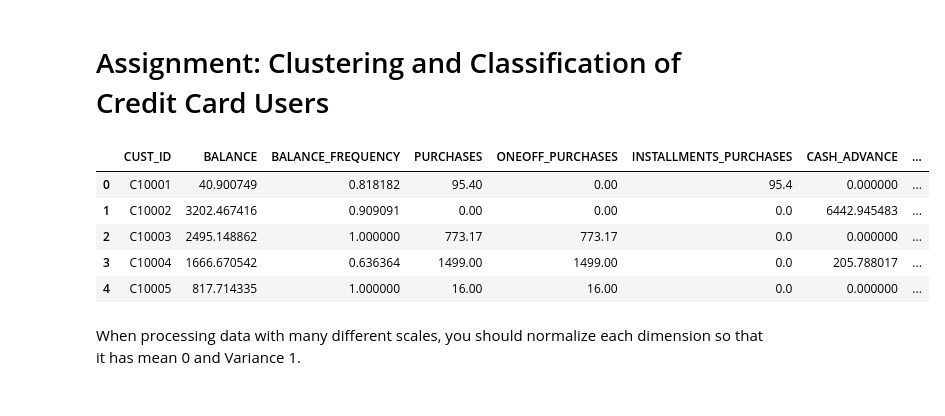
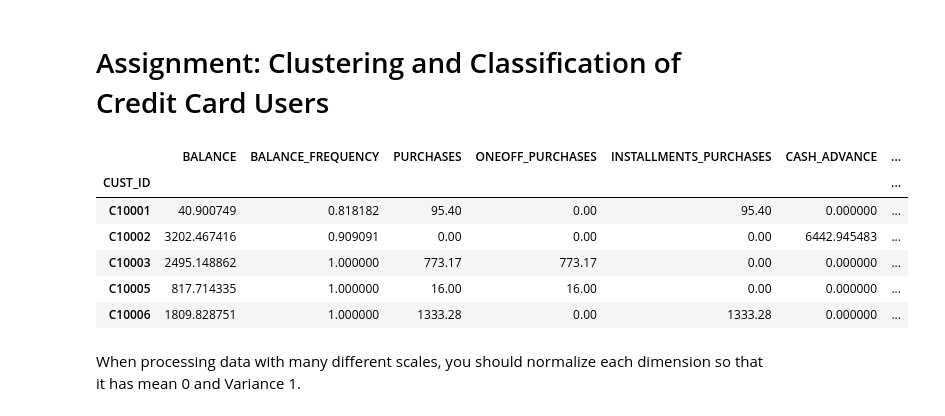
Before and after one commit to egagli/amath563, a Jupyter notebook: labs/8/Lab_8_AMATH_Decomposition.ipynb, the cells around one changed output. Saved outputs shown, nothing was run; the diff lists cells and outputs as text; code cells hidden in the pictures.

```diff
--- a/labs/8/Lab_8_AMATH_Decomposition.ipynb
+++ b/labs/8/Lab_8_AMATH_Decomposition.ipynb
@@ -263,14 +271,17 @@ plt.show()
 # %% [markdown]
 # Assignment: Clustering and Classification of Credit Card Users
 # %%
-df = pd.read_csv('../input/CC GENERAL.csv')
+df = pd.read_csv('CC GENERAL.csv')
+df = df.set_index('CUST_ID')
+df = df.dropna()
 df.head()
 # %% [output]
-|  | CUST_ID | BALANCE | BALANCE_FREQUENCY | PURCHASES | ONEOFF_PURCHASES | INSTALLMENTS_PURCHASES | CASH_ADVANCE | ... |
-| 0 | C10001 | 40.900749 | 0.818182 | 95.40 | 0.00 | 95.4 | 0.000000 | ... |
-| 1 | C10002 | 3202.467416 | 0.909091 | 0.00 | 0.00 | 0.0 | 6442.945483 | ... |
-| 2 | C10003 | 2495.148862 | 1.000000 | 773.17 | 773.17 | 0.0 | 0.000000 | ... |
-| 3 | C10004 | 1666.670542 | 0.636364 | 1499.00 | 1499.00 | 0.0 | 205.788017 | ... |
-| 4 | C10005 | 817.714335 | 1.000000 | 16.00 | 16.00 | 0.0 | 0.000000 | ... |
+|  | BALANCE | BALANCE_FREQUENCY | PURCHASES | ONEOFF_PURCHASES | INSTALLMENTS_PURCHASES | CASH_ADVANCE | ... |
+| CUST_ID |  |  |  |  |  |  | ... |
+| C10001 | 40.900749 | 0.818182 | 95.40 | 0.00 | 95.40 | 0.000000 | ... |
+| C10002 | 3202.467416 | 0.909091 | 0.00 | 0.00 | 0.00 | 6442.945483 | ... |
+| C10003 | 2495.148862 | 1.000000 | 773.17 | 773.17 | 0.00 | 0.000000 | ... |
+| C10005 | 817.714335 | 1.000000 | 16.00 | 16.00 | 0.00 | 0.000000 | ... |
+| C10006 | 1809.828751 | 1.000000 | 1333.28 | 0.00 | 1333.28 | 0.000000 | ... |
 # %% [markdown]
 When processing data with many different scales, you should normalize each dimension so that it has mean 0 and Variance 1.
```
Also changed, not shown: parts of 22 cells of this notebook.
